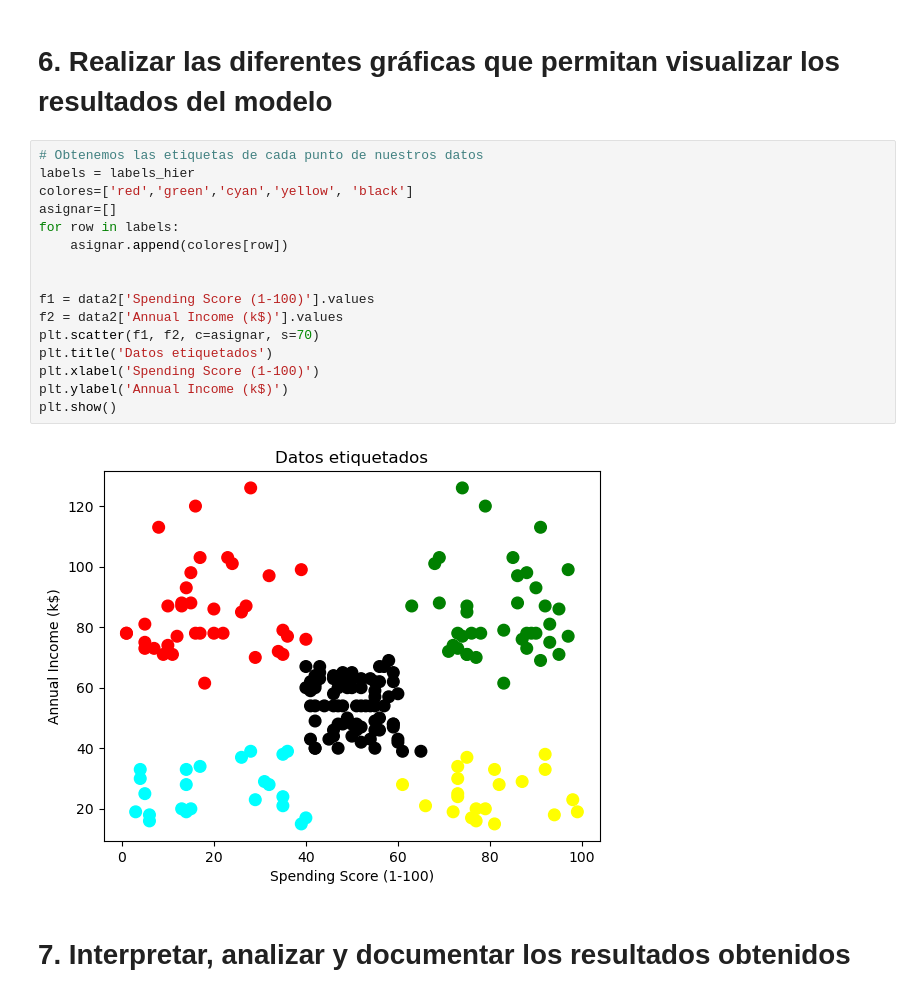
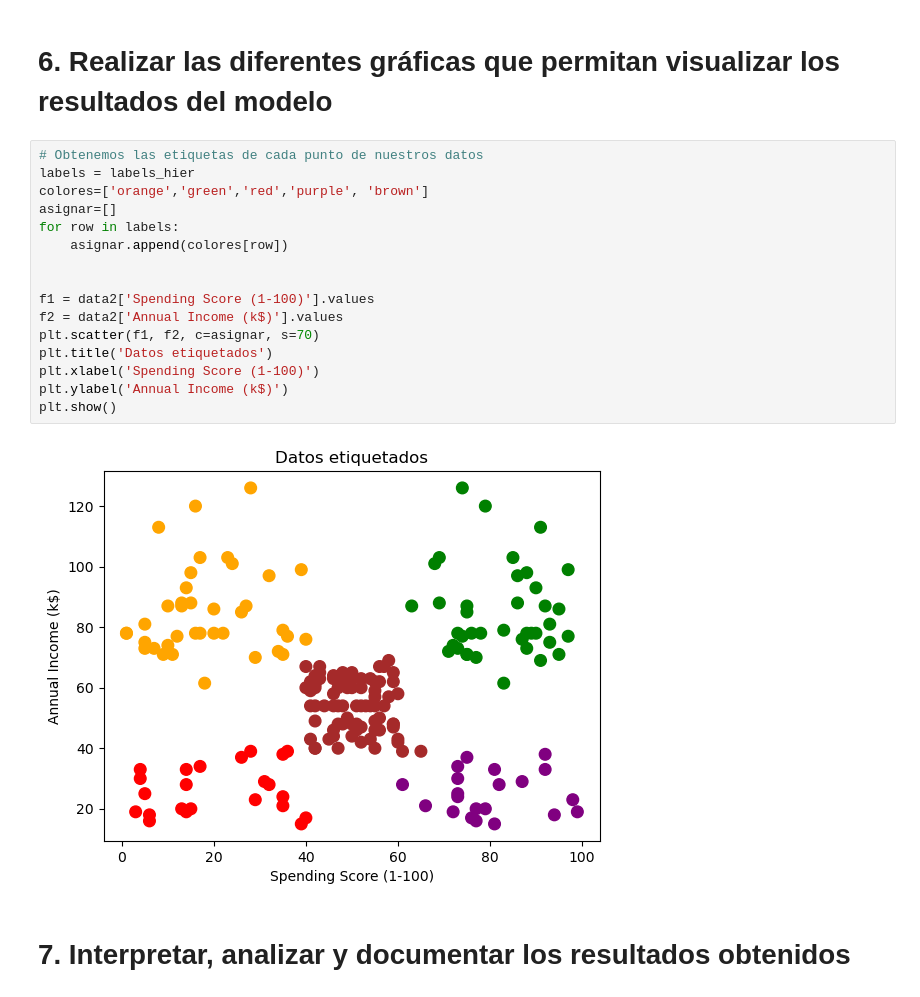
Before and after one commit to Criscastmo/Tarea4_AnalisisDatos, a Jupyter notebook: Hieracler_clustering.ipynb, the cells around one changed output. Cells and saved outputs as stored; diff of their text form.

```diff
--- a/Hieracler_clustering.ipynb
+++ b/Hieracler_clustering.ipynb
@@ -257,21 +257,21 @@ Davies-Bouldin Index: 0.5667833204268966
 # %%
 # Obtenemos las etiquetas de cada punto de nuestros datos
 labels = labels_hier
-colores=['red','green','cyan','yellow', 'black']
+colores=['orange','green','red','purple', 'brown']
 asignar=[]
 for row in labels:
     asignar.append(colores[row])
 
 
 f1 = data2['Spending Score (1-100)'].values
 f2 = data2['Annual Income (k$)'].values
 plt.scatter(f1, f2, c=asignar, s=70)
 plt.title('Datos etiquetados')
 plt.xlabel('Spending Score (1-100)')
 plt.ylabel('Annual Income (k$)')
 plt.show()
 # %% [output]
-[figure, old version]
+[figure, new version]
 # %% [markdown]
 # 7. Interpretar, analizar y documentar los resultados obtenidos
 # %% [markdown]
```
Also changed, not shown: parts of 3 cells of this notebook.
